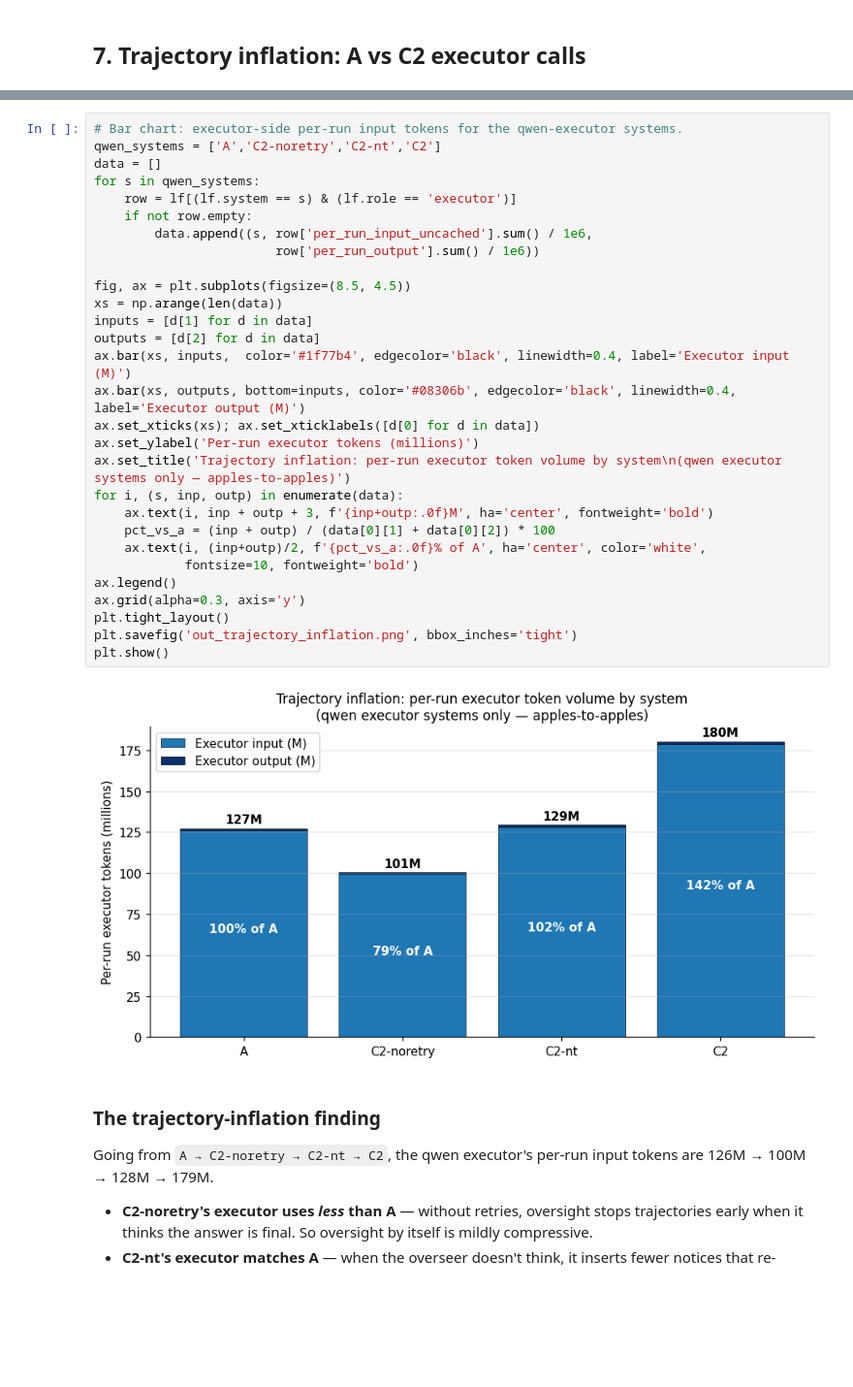
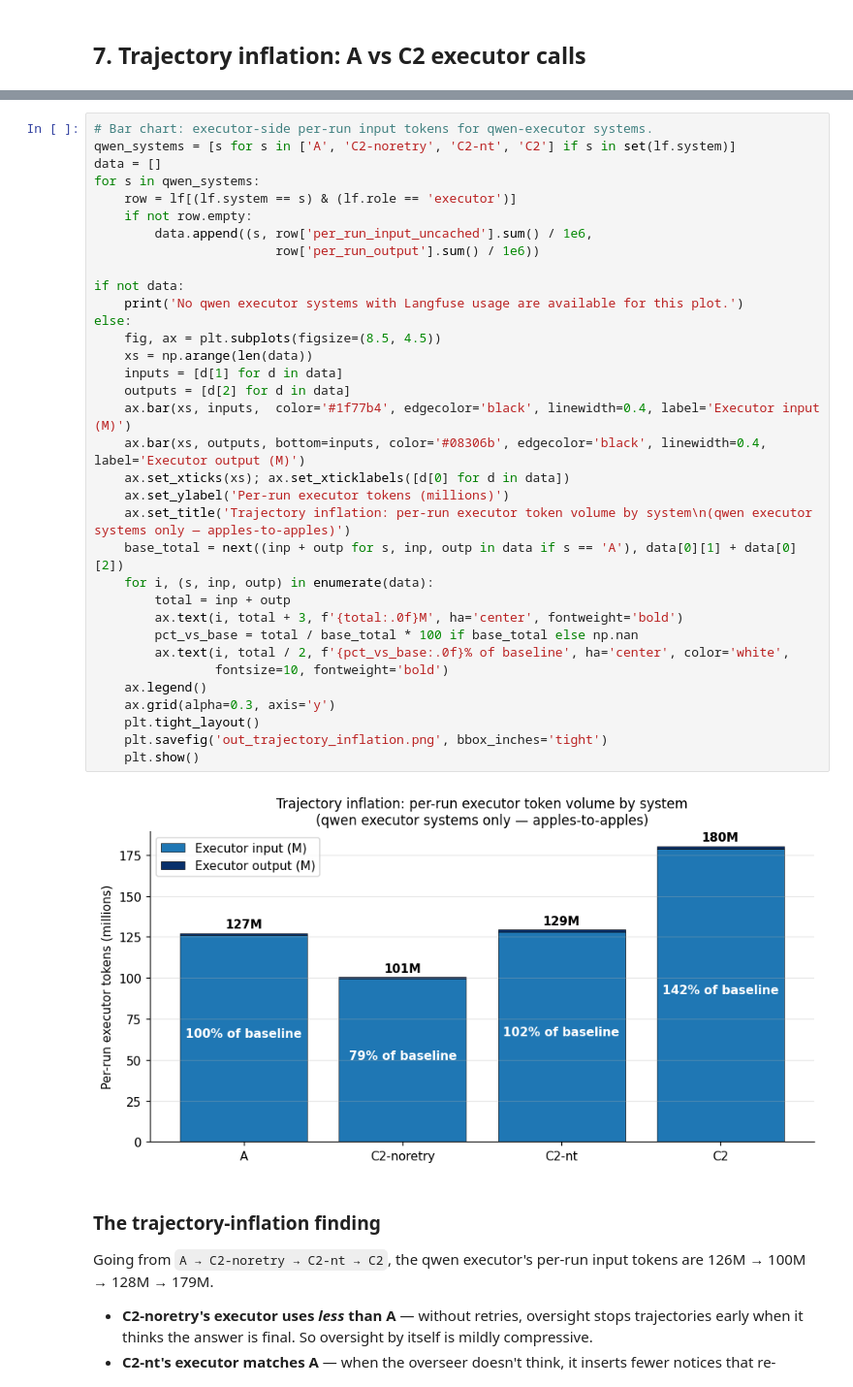
Before and after one commit to dntgafck/deepplanning-selective-oversight, a Jupyter notebook: notebooks/analysis.ipynb, the cells around one changed output, grey strips where cells are left out. Shown at 97% size. Cells and saved outputs as stored; diff of their text form; blank space fills up the shorter version.

```diff
--- a/notebooks/analysis.ipynb
+++ b/notebooks/analysis.ipynb
@@ -370,34 +493,39 @@ exec_only.style.format({
 # %%
-# Bar chart: executor-side per-run input tokens for the qwen-executor systems.
-qwen_systems = ['A','C2-noretry','C2-nt','C2']
+# Bar chart: executor-side per-run input tokens for qwen-executor systems.
+qwen_systems = [s for s in ['A', 'C2-noretry', 'C2-nt', 'C2'] if s in set(lf.system)]
 data = []
 for s in qwen_systems:
     row = lf[(lf.system == s) & (lf.role == 'executor')]
     if not row.empty:
         data.append((s, row['per_run_input_uncached'].sum() / 1e6,
                         row['per_run_output'].sum() / 1e6))
 
-fig, ax = plt.subplots(figsize=(8.5, 4.5))
-xs = np.arange(len(data))
-inputs = [d[1] for d in data]
-outputs = [d[2] for d in data]
-ax.bar(xs, inputs,  color='#1f77b4', edgecolor='black', linewidth=0.4, label='Executor input (M)')
-ax.bar(xs, outputs, bottom=inputs, color='#08306b', edgecolor='black', linewidth=0.4, label='Executor output (M)')
-ax.set_xticks(xs); ax.set_xticklabels([d[0] for d in data])
-ax.set_ylabel('Per-run executor tokens (millions)')
-ax.set_title('Trajectory inflation: per-run executor token volume by system\n(qwen executor systems only — apples-to-apples)')
-for i, (s, inp, outp) in enumerate(data):
-    ax.text(i, inp + outp + 3, f'{inp+outp:.0f}M', ha='center', fontweight='bold')
-    pct_vs_a = (inp + outp) / (data[0][1] + data[0][2]) * 100
-    ax.text(i, (inp+outp)/2, f'{pct_vs_a:.0f}% of A', ha='center', color='white',
-            fontsize=10, fontweight='bold')
-ax.legend()
-ax.grid(alpha=0.3, axis='y')
-plt.tight_layout()
-plt.savefig('out_trajectory_inflation.png', bbox_inches='tight')
-plt.show()
+if not data:
+    print('No qwen executor systems with Langfuse usage are available for this plot.')
+else:
+    fig, ax = plt.subplots(figsize=(8.5, 4.5))
+    xs = np.arange(len(data))
+    inputs = [d[1] for d in data]
+    outputs = [d[2] for d in data]
+    ax.bar(xs, inputs,  color='#1f77b4', edgecolor='black', linewidth=0.4, label='Executor input (M)')
+    ax.bar(xs, outputs, bottom=inputs, color='#08306b', edgecolor='black', linewidth=0.4, label='Executor output (M)')
+    ax.set_xticks(xs); ax.set_xticklabels([d[0] for d in data])
+    ax.set_ylabel('Per-run executor tokens (millions)')
+    ax.set_title('Trajectory inflation: per-run executor token volume by system\n(qwen executor systems only — apples-to-apples)')
+    base_total = next((inp + outp for s, inp, outp in data if s == 'A'), data[0][1] + data[0][2])
+    for i, (s, inp, outp) in enumerate(data):
+        total = inp + outp
+        ax.text(i, total + 3, f'{total:.0f}M', ha='center', fontweight='bold')
+        pct_vs_base = total / base_total * 100 if base_total else np.nan
+        ax.text(i, total / 2, f'{pct_vs_base:.0f}% of baseline', ha='center', color='white',
+                fontsize=10, fontweight='bold')
+    ax.legend()
+    ax.grid(alpha=0.3, axis='y')
+    plt.tight_layout()
+    plt.savefig('out_trajectory_inflation.png', bbox_inches='tight')
+    plt.show()
 # %% [output]
-[figure, old version]
+[figure, new version]
 # %% [markdown]
 ### The trajectory-inflation finding
 
```
Also changed, not shown: parts of 16 cells of this notebook, 15 other files.
